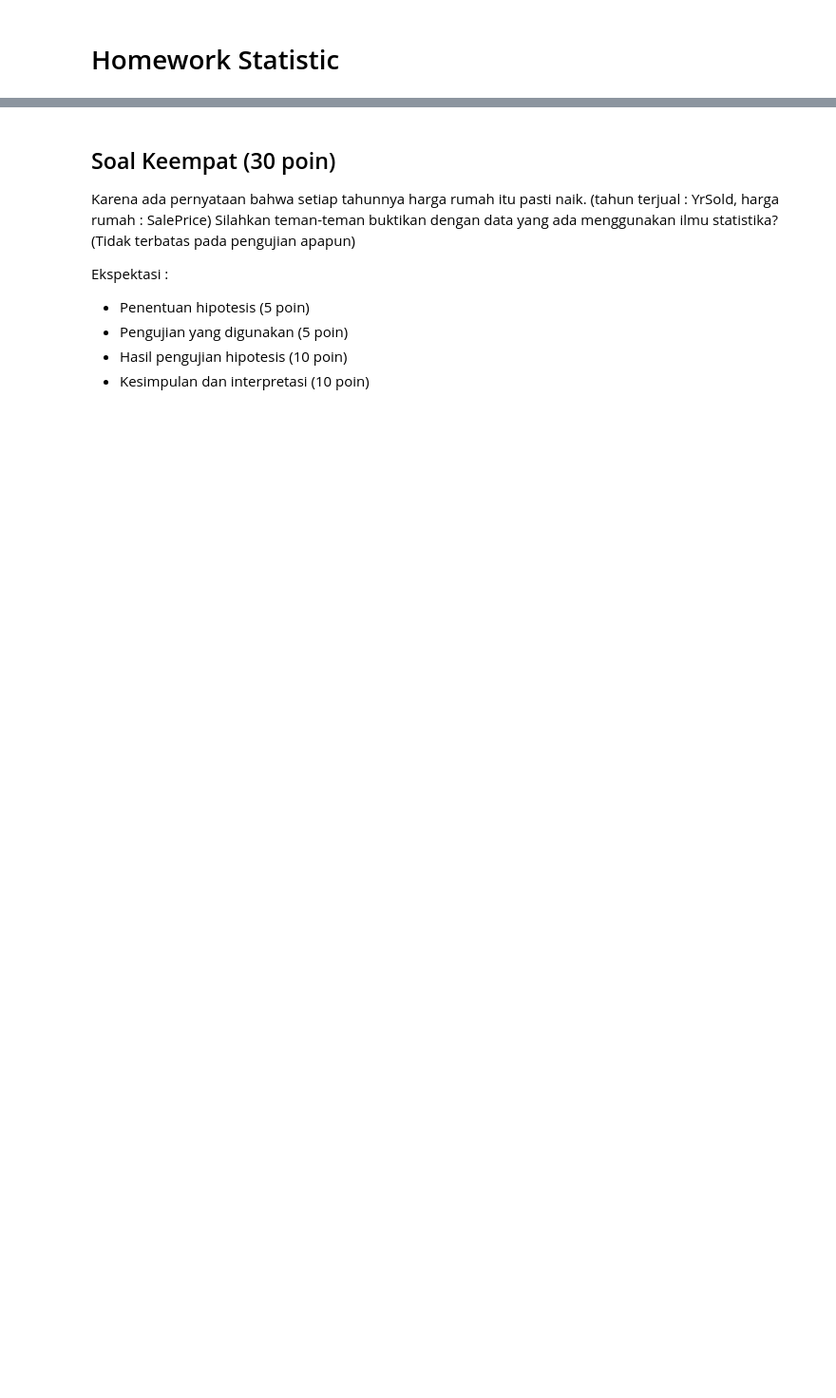
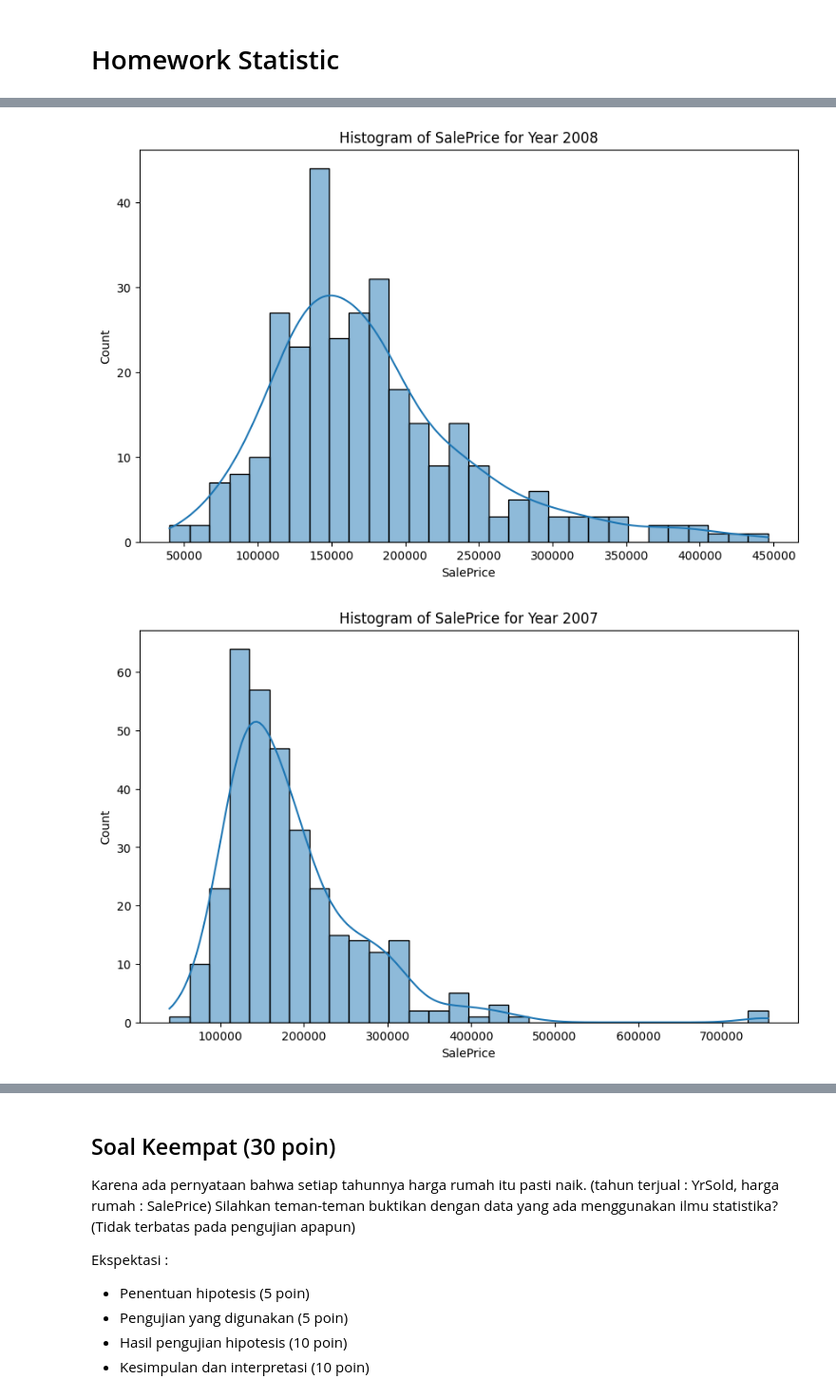
Before and after one commit to AgungHari/Rakamin_HW_Statistic, a Jupyter notebook: IGustiNgurahAgungHariVijayaKusuma_Batch_57.ipynb, the cells around one changed output, grey strips where cells are left out. Shown: that part at 95% size. Cells and saved outputs as stored; diff of their text form; code cells hidden in the pictures; blank space fills up the shorter version.

```diff
--- a/IGustiNgurahAgungHariVijayaKusuma_Batch_57.ipynb
+++ b/IGustiNgurahAgungHariVijayaKusuma_Batch_57.ipynb
@@ -29,0 +175,11 @@ Ekspektasi output:
+# %%
+#histogram untuk masing masing tahun
+for year in agung['YrSold'].unique():
+    plt.figure(figsize=(10, 6))
+    sns.histplot(agung[agung['YrSold'] == year]['SalePrice'], bins=30, kde=True)
+    plt.title(f'Histogram of SalePrice for Year {year}')
+    plt.xlabel('SalePrice')
+    plt.show()
+# %% [output]
+[figure, added]
+[figure, added]
```
Also changed, not shown: parts of 51 cells of this notebook, 8 other files.
